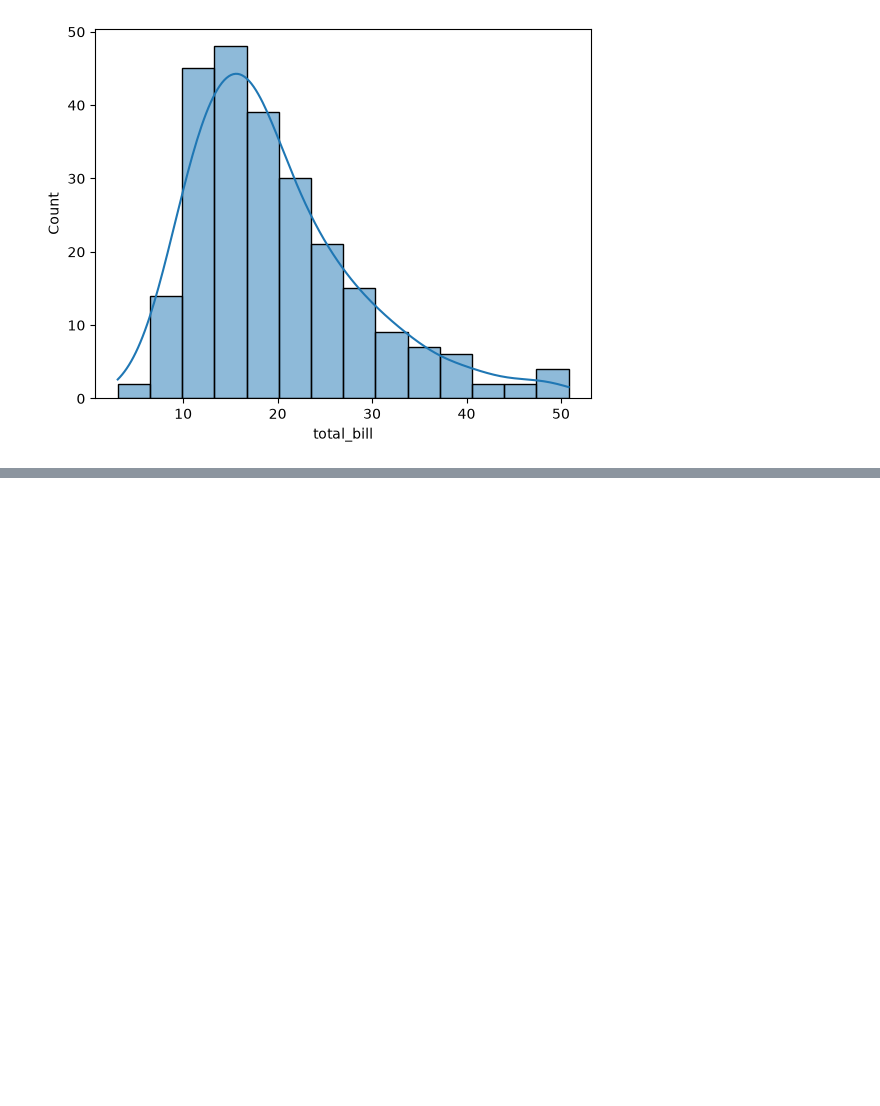
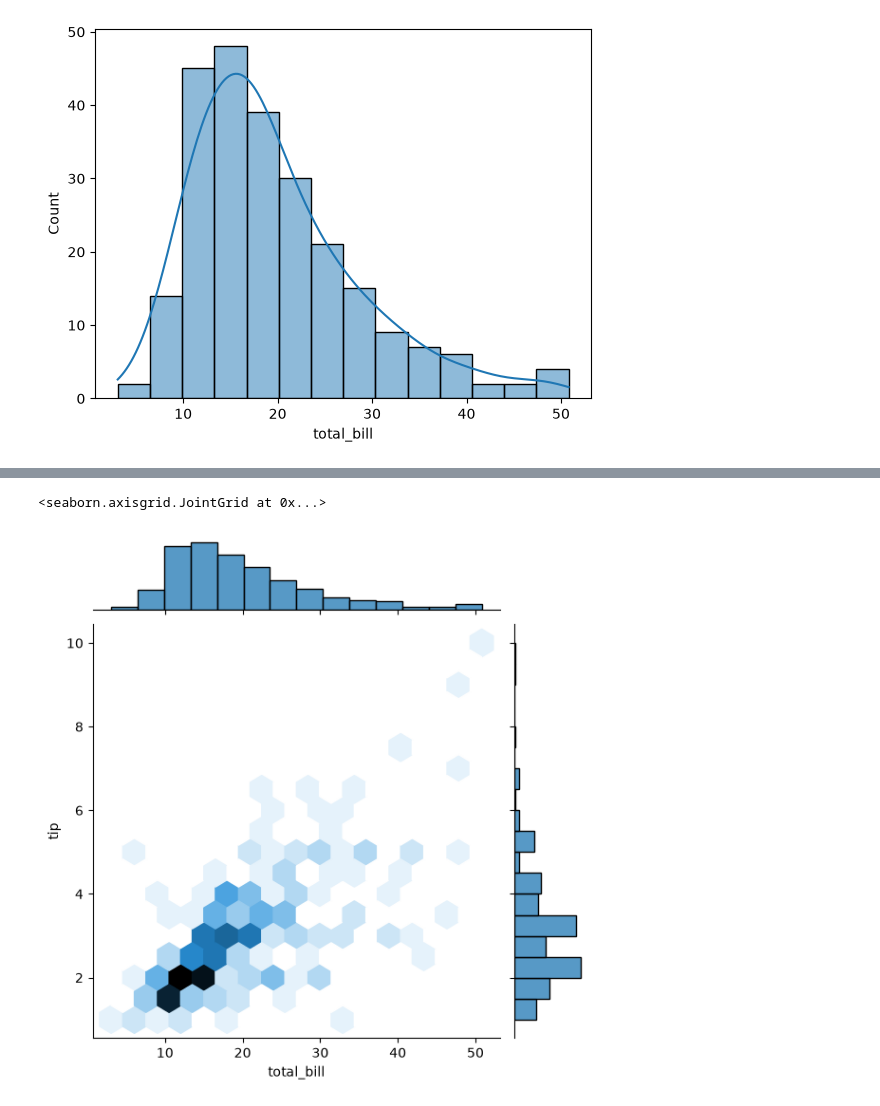
Before and after one commit to jihad-islam/Learning-ML, a Jupyter notebook: 5.Seaborn/1.intro.ipynb, the cells around one changed output, grey strips where cells are left out. Cells and saved outputs as stored; diff of their text form; code cells hidden in the pictures; blank space fills up the shorter version.

```diff
--- a/5.Seaborn/1.intro.ipynb
+++ b/5.Seaborn/1.intro.ipynb
@@ -83,0 +408,7 @@ sns.histplot(data= data, x = 'total_bill', kde = True) # kde means kernel densit
+# %%
+sns.jointplot(data = data, x = 'total_bill', y = 'tip', kind = 'hex')
+
+# ei graph theke tip and total_bill er concentration dekhte pari. jader bill 10-15 dollar hoise tader maximum tip 2-3 dollar er moddhe. and bill barar sathe sathe tips er hex fade hoye jaitese.
+# %% [output]
+<seaborn.axisgrid.JointGrid at 0x...>
+[figure, added]
```
Also changed, not shown: parts of 9 cells of this notebook.
